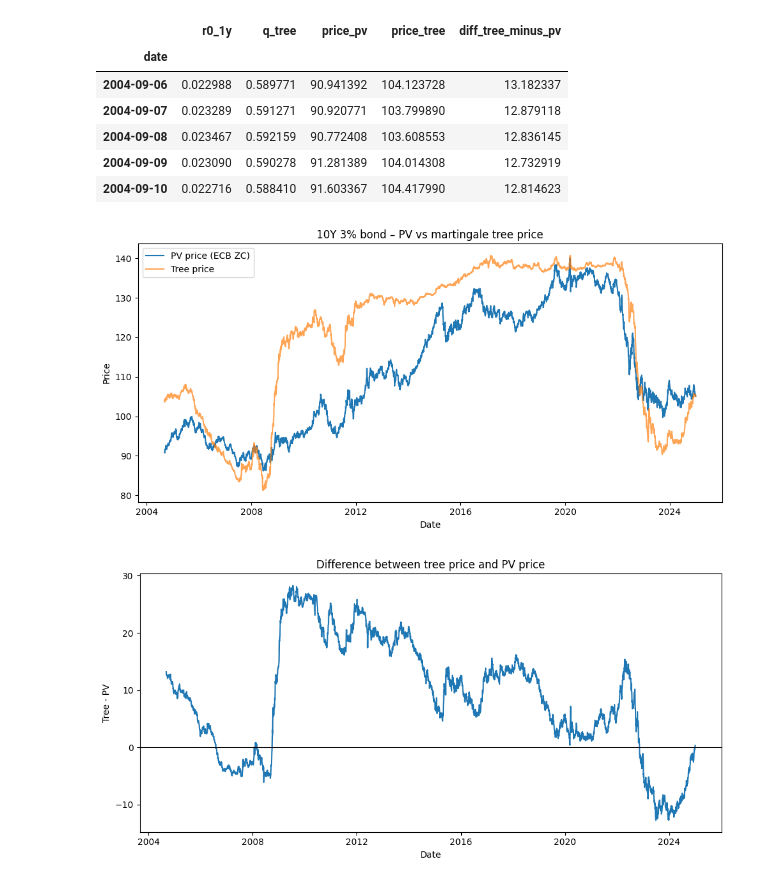
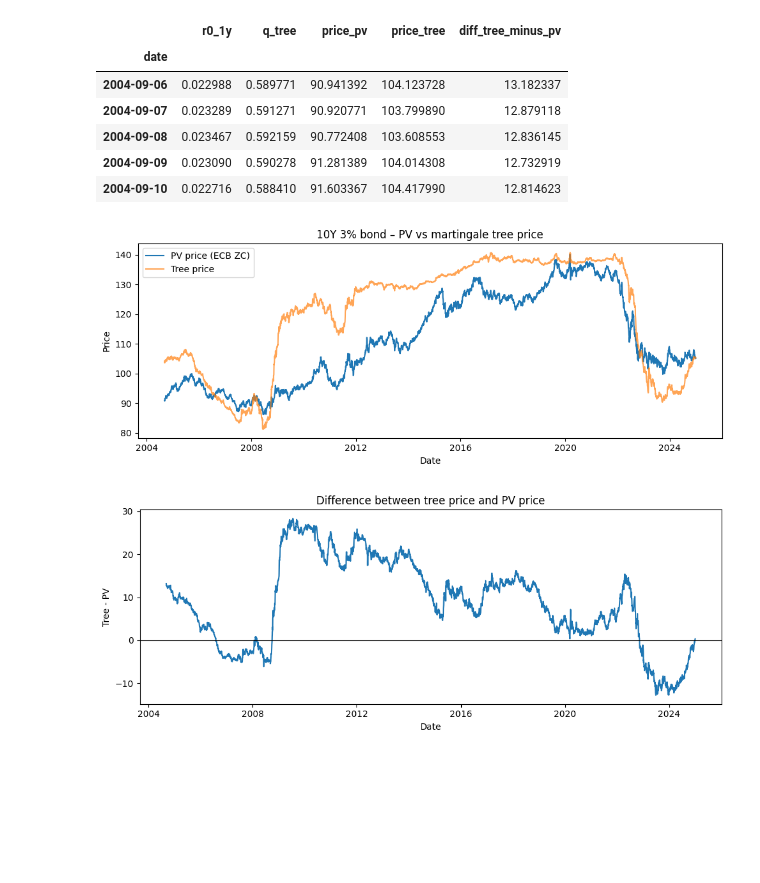
Before and after one commit to emschutt/Asset-Pricing, a Jupyter notebook: AP_v0.ipynb, the cells around one changed output. Saved outputs shown, nothing was run; the diff lists cells and outputs as text; code cells hidden in the pictures; blank space fills up the shorter version.

```diff
--- a/AP_v0.ipynb
+++ b/AP_v0.ipynb
@@ -366,25 +366,25 @@ prices_all.head()
 | 2004-09-10 | 0.022716 | 0.588410 | 91.603367 | 104.417990 | 12.814623 |
 # %%
 # Plot both price series
-plt.figure(figsize=(10,5))
+plt.figure(figsize=(10,4))
 plt.plot(prices_all.index, prices_all["price_pv"], label="PV price (ECB ZC)")
 plt.plot(prices_all.index, prices_all["price_tree"], label="Tree price", alpha=0.7)
 plt.xlabel("Date")
 plt.ylabel("Price")
 plt.title("10Y 3% bond – PV vs martingale tree price")
 plt.legend()
 plt.tight_layout()
 plt.show()
 
 # Plot difference
-plt.figure(figsize=(10,5))
+plt.figure(figsize=(10,4))
 plt.plot(prices_all.index, prices_all["diff_tree_minus_pv"])
 plt.axhline(0, color="k", linewidth=0.8)
 plt.xlabel("Date")
 plt.ylabel("Tree - PV")
 plt.title("Difference between tree price and PV price")
 plt.tight_layout()
 plt.show()
 # %% [output]
-[figure, old version]
+[figure, new version]
-[figure, old version]
+[figure, new version]
```
Also changed, not shown: 1 other file.
